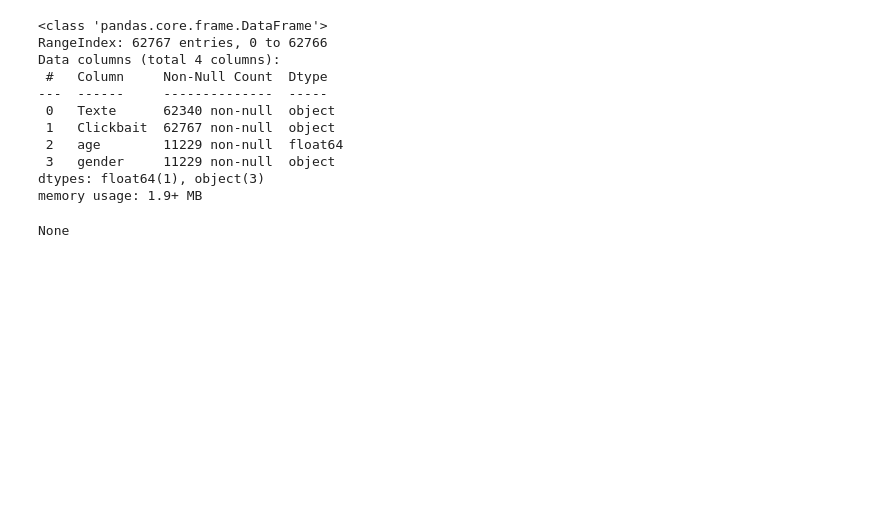
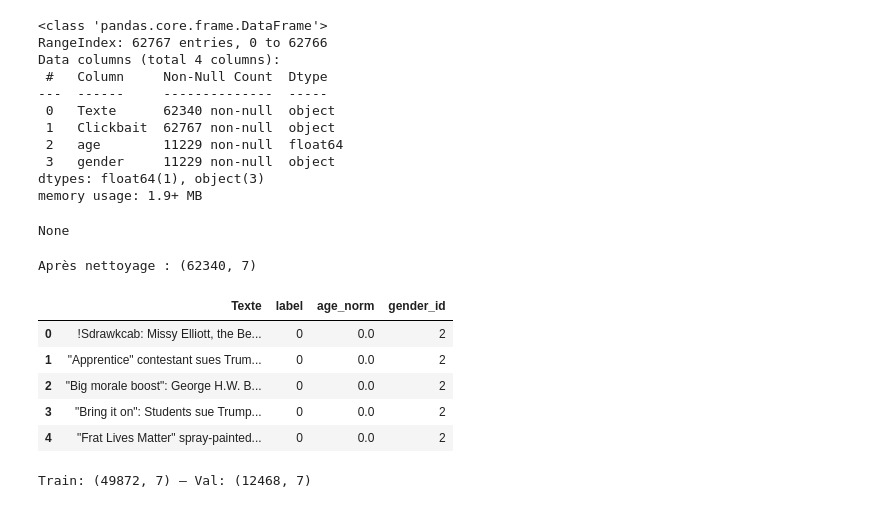
Before and after one commit to alexandre-cameron-borges/ACBorges_Clickscore_SDUDAnalytics, a Jupyter notebook: ACBorges_Clickscore_SDUDAnalytics.ipynb, the cells around one changed output. Saved outputs shown, nothing was run; the diff lists cells and outputs as text; code cells hidden in the pictures; blank space fills up the shorter version.

```diff
--- a/ACBorges_Clickscore_SDUDAnalytics.ipynb
+++ b/ACBorges_Clickscore_SDUDAnalytics.ipynb
@@ -536,3 +538,44 @@ Data columns (total 4 columns):
 dtypes: float64(1), object(3)
 memory usage: 1.9+ MB
 None
+# %%
+# Cellule 11: Nettoyage & features simples
+df = tableclickbait_abcdd2.dropna(subset=['Texte']).copy()
+
+# Label binaire
+df['label'] = df['Clickbait'].map({'clickbait':1,'no-clickbait':0})
+
+# Imputation et normalisation de l'âge
+med = df['age'].median()
+df['age'] = df['age'].fillna(med)
+df['age_norm'] = (df['age'] - med) / (df['age'].max() - med)
+
+# Genre manquant → 'Unknown', puis encodage
+df['gender'] = df['gender'].fillna('Unknown')
+df['gender_id'] = df['gender'].astype('category').cat.codes
+
+# Vérification rapide
+print("Après nettoyage :", df.shape)
+display(df[['Texte','label','age_norm','gender_id']].head())
+# %% [output]
+Après nettoyage : (62340, 7)
+|  | Texte | label | age_norm | gender_id |
+| 0 | !Sdrawkcab: Missy Elliott, the Be... | 0 | 0.0 | 2 |
+| 1 | "Apprentice" contestant sues Trum... | 0 | 0.0 | 2 |
+| 2 | "Big morale boost": George H.W. B... | 0 | 0.0 | 2 |
+| 3 | "Bring it on": Students sue Trump... | 0 | 0.0 | 2 |
+| 4 | "Frat Lives Matter" spray-painted... | 0 | 0.0 | 2 |
+# %%
+# Cellule 12: train/test split
+from sklearn.model_selection import train_test_split
+
+train_df, val_df = train_test_split(
+    df,
+    stratify=df['label'],
+    test_size=0.2,
+    random_state=42
+)
+
+print("Train:", train_df.shape, "– Val:", val_df.shape)
+# %% [output]
+Train: (49872, 7) – Val: (12468, 7)
```
Also changed, not shown: parts of 4 cells of this notebook.
